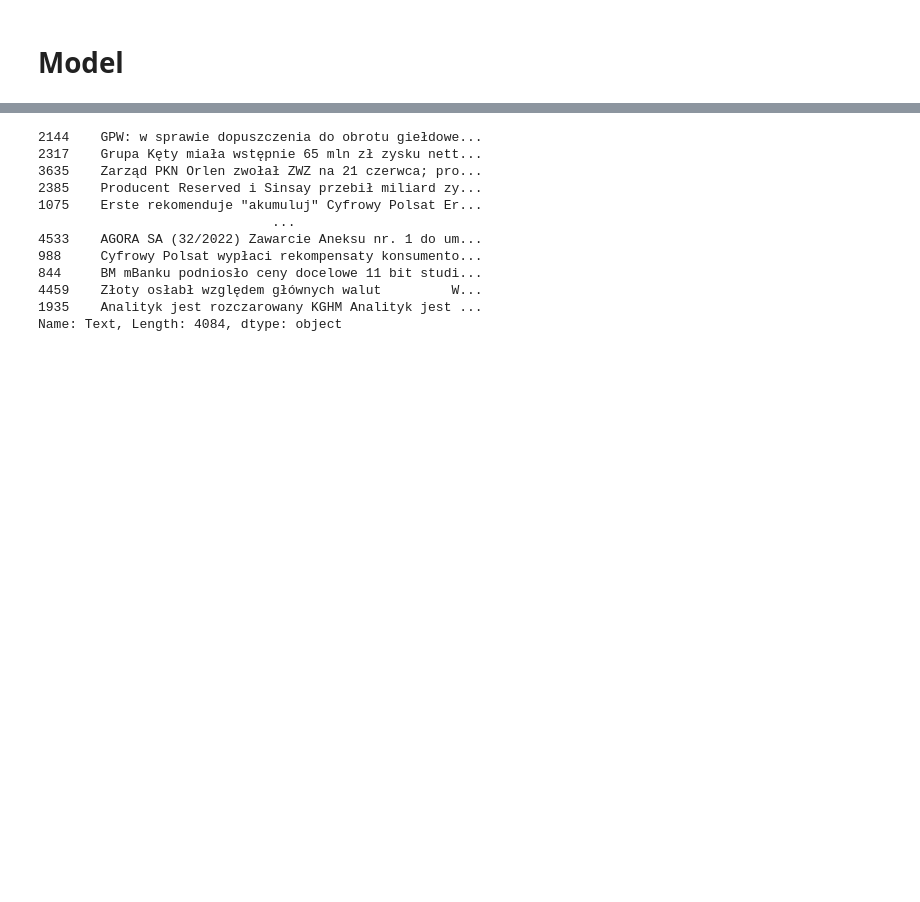
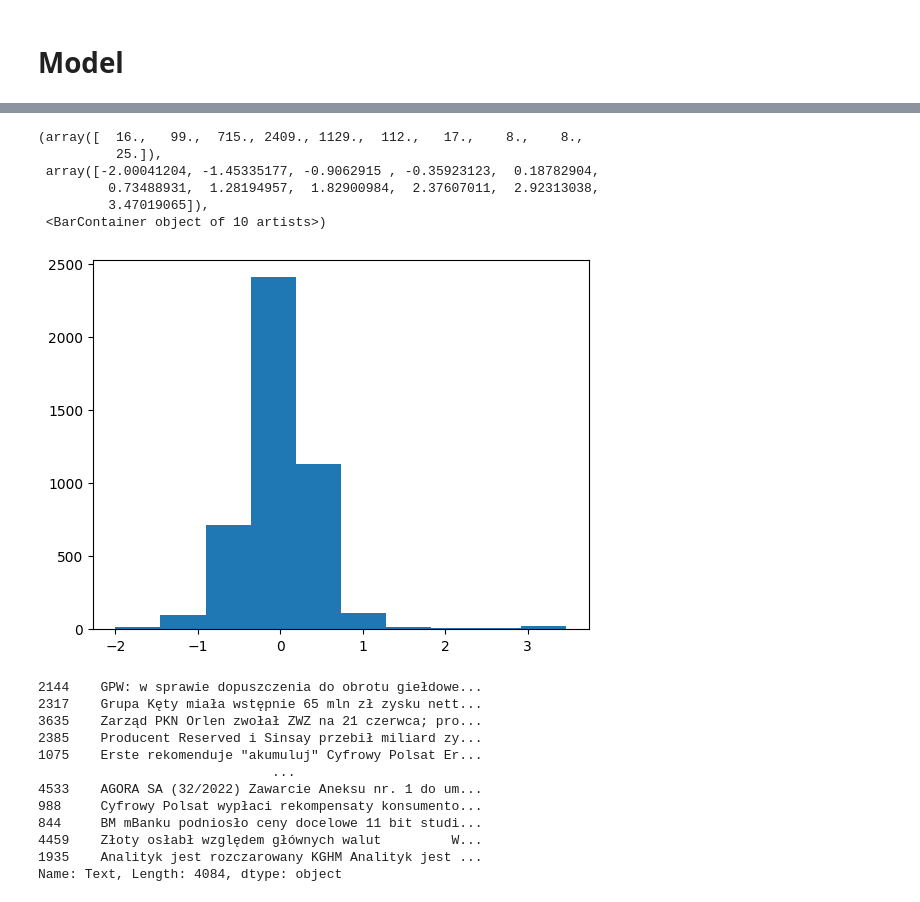
Before and after one commit to NGala540/NewsInfluencePrediction, a Jupyter notebook: Exploratory analysis and model.ipynb, the cells around one changed output, grey strips where cells are left out. Saved outputs shown, nothing was run; the diff lists cells and outputs as text; code cells hidden in the pictures; blank space fills up the shorter version.

```diff
--- a/Exploratory analysis and model.ipynb
+++ b/Exploratory analysis and model.ipynb
@@ -382,2 +384,12 @@ df
 4538 rows × 6 columns
+# %%
+plt.hist(df['Target'])
+# %% [output]
+(array([  16.,   99.,  715., 2409., 1129.,  112.,   17.,    8.,    8.,
+          25.]),
+ array([-2.00041204, -1.45335177, -0.9062915 , -0.35923123,  0.18782904,
+         0.73488931,  1.28194957,  1.82900984,  2.37607011,  2.92313038,
+         3.47019065]),
+ <BarContainer object of 10 artists>)
+[figure, added]
 # %%
```
Also changed, not shown: parts of 26 cells of this notebook, 5 other files.
